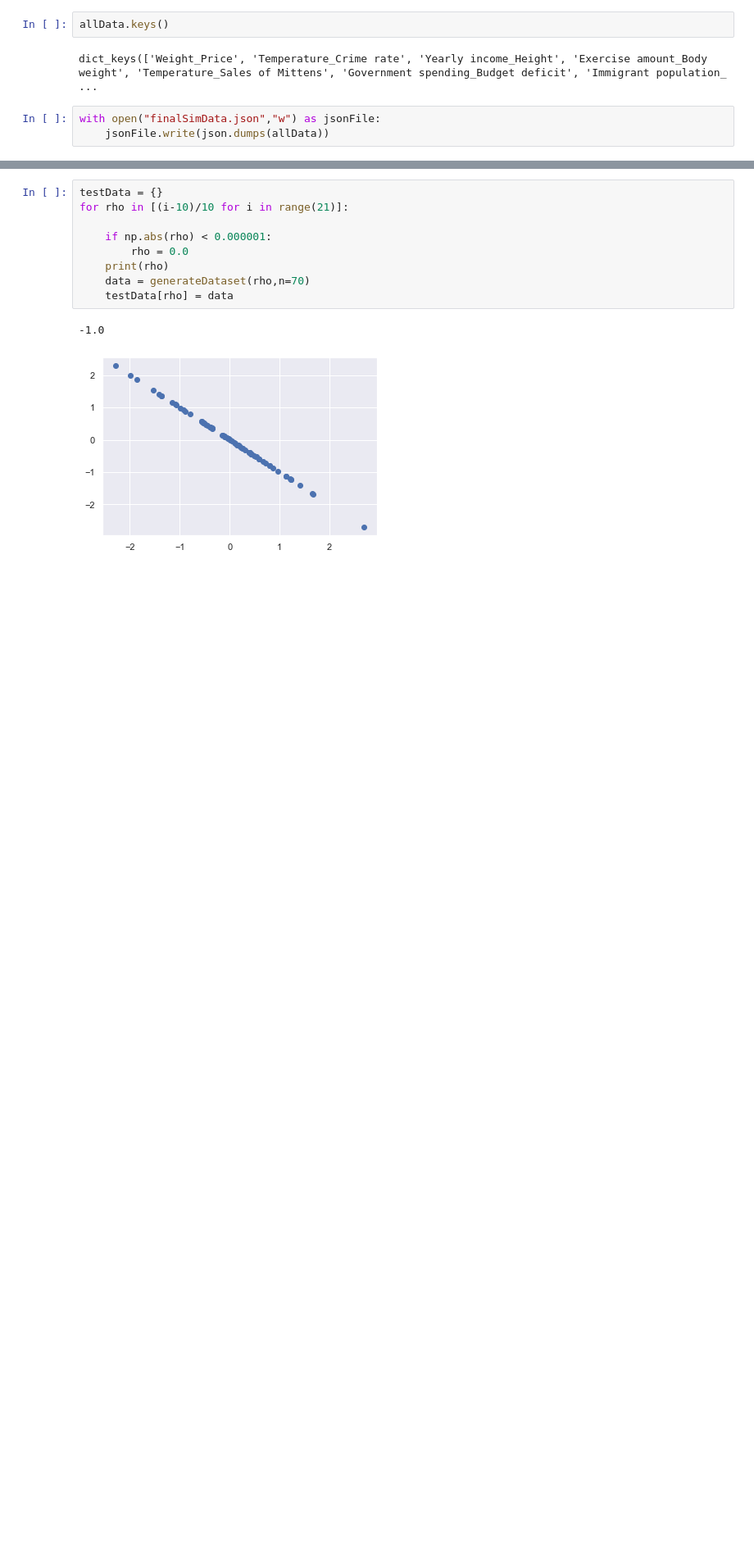
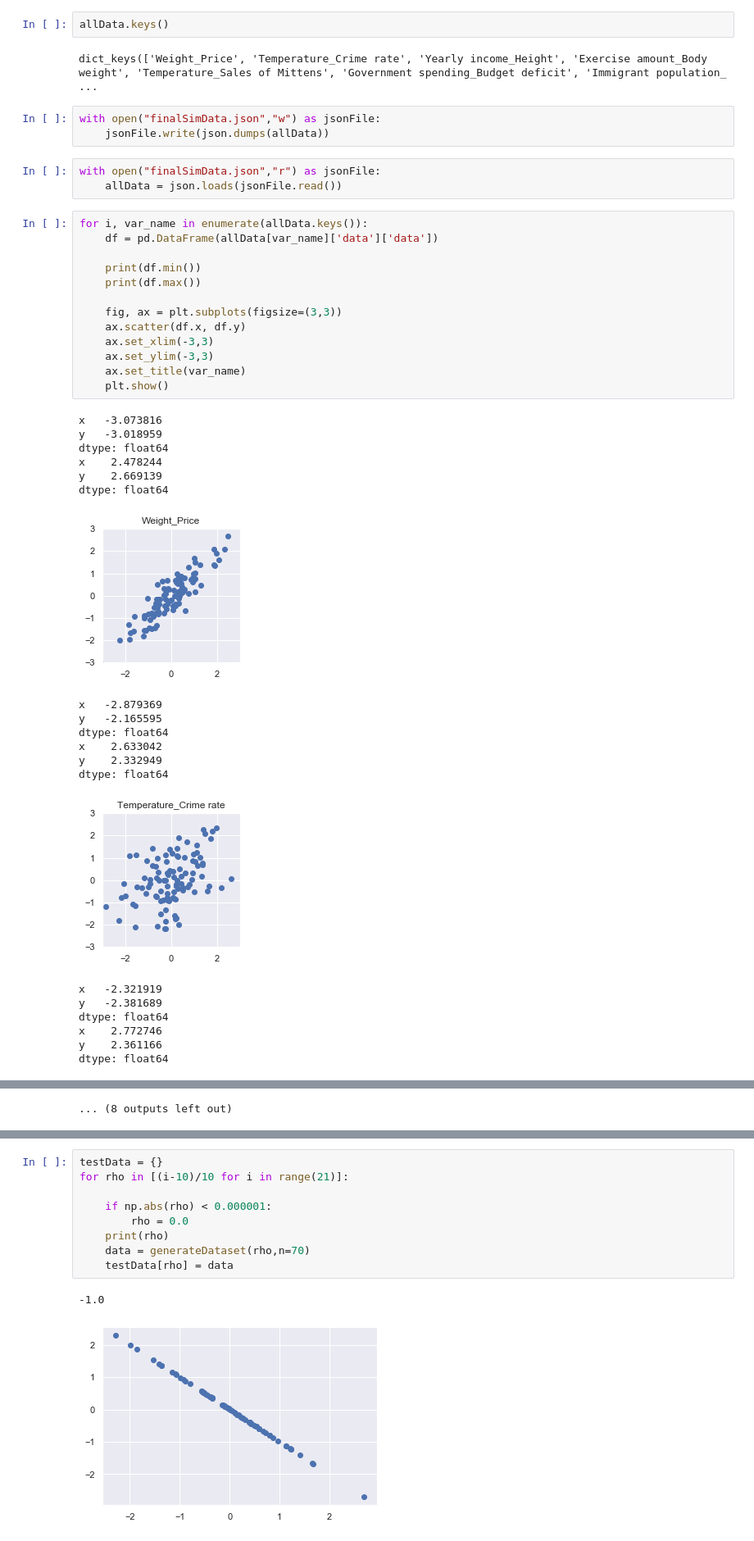
Before and after one commit to alireza116/newconfbias, a Jupyter notebook: public/data/Untitled.ipynb, the cells around one changed output, grey strips where cells are left out. Shown at 82% size. Cells and saved outputs as stored; diff of their text form; blank space fills up the shorter version.

```diff
--- a/public/data/Untitled.ipynb
+++ b/public/data/Untitled.ipynb
@@ -78,3 +101,40 @@ dict_keys(['Weight_Price', 'Temperature_Crime rate', 'Yearly income_Height', 'Ex
 # %%
 with open("finalSimData.json","w") as jsonFile:
     jsonFile.write(json.dumps(allData))
+# %%
+with open("finalSimData.json","r") as jsonFile:
+    allData = json.loads(jsonFile.read())
+# %%
+for i, var_name in enumerate(allData.keys()):
+    df = pd.DataFrame(allData[var_name]['data']['data'])
+
+    print(df.min())
+    print(df.max())
+
+    fig, ax = plt.subplots(figsize=(3,3))
+    ax.scatter(df.x, df.y)
+    ax.set_xlim(-3,3)
+    ax.set_ylim(-3,3)
+    ax.set_title(var_name)
+    plt.show()
+# %% [output]
+x   -3.073816
+y   -3.018959
+dtype: float64
+x    2.478244
+y    2.669139
+dtype: float64
+[figure, added]
+x   -2.879369
+y   -2.165595
+dtype: float64
+x    2.633042
+y    2.332949
+dtype: float64
+[figure, added]
+x   -2.321919
+y   -2.381689
+dtype: float64
+x    2.772746
+y    2.361166
+dtype: float64
@@ -80,0 +163 @@ with open("finalSimData.json","w") as jsonFile:
+... (8 outputs left out)
```
Also changed, not shown: parts of 7 cells of this notebook, 1 other file.
